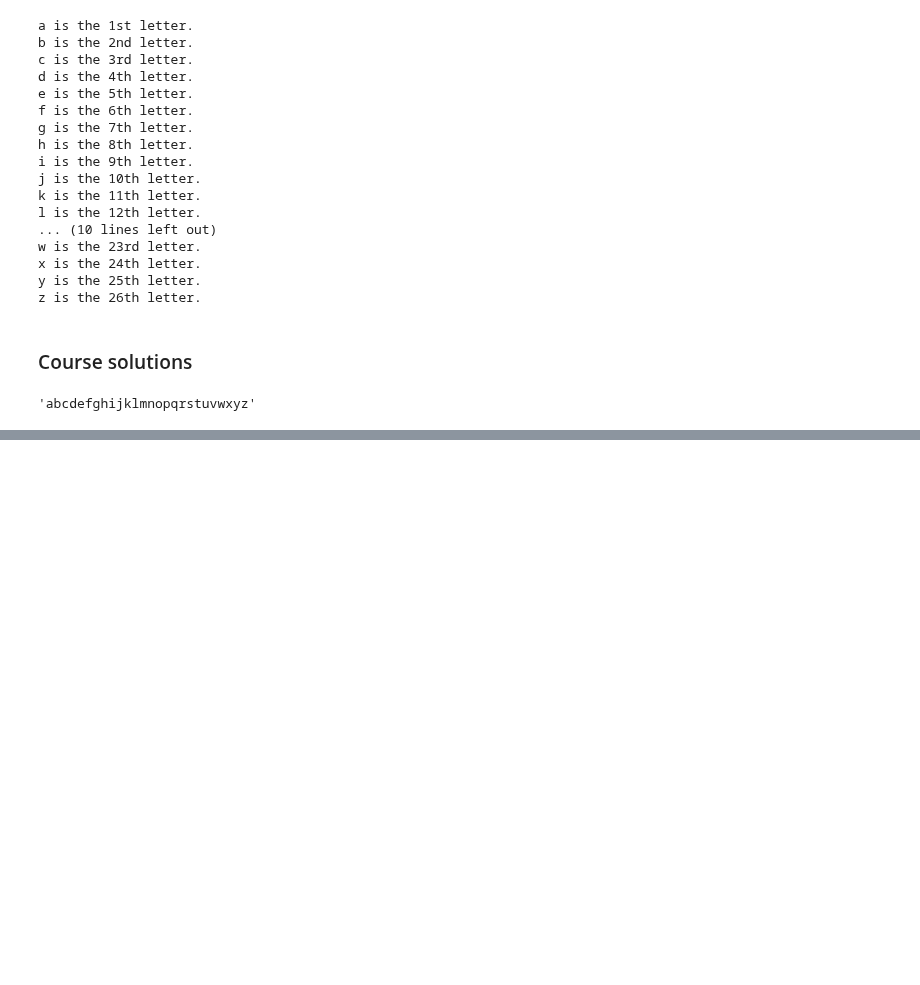
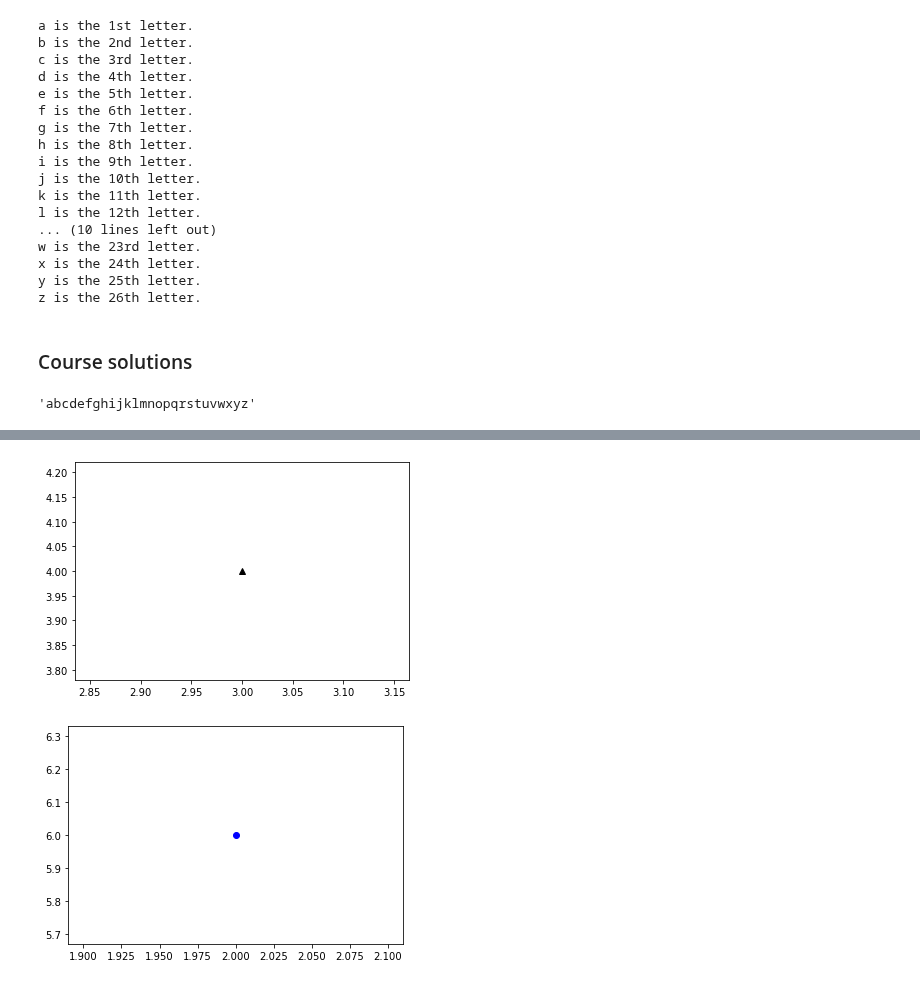
Before and after one commit to kavinda-ravishan/A_deep_understanding_of_deep_learning, a Jupyter notebook: 04 Python intro_ Text and plots/app.ipynb, the cells around one changed output, grey strips where cells are left out. Drawn from its saved outputs; the diff is of its cells as text; code cells hidden in the pictures; blank space fills up the shorter version.

Commit message:
Plotting dots and lines

```diff
--- a/04 Python intro_ Text and plots/app.ipynb
+++ b/04 Python intro_ Text and plots/app.ipynb
@@ -89,0 +96,11 @@ letters
+# %%
+# (k, r, b),(o, s, p, ^)
+
+plt.plot(3, 4, 'k^')
+plt.show()
+
+plt.plot(2, 6, 'bo')
+plt.show()
+# %% [output]
+[figure, added]
+[figure, added]
```
Also changed, not shown: parts of 8 cells of this notebook.
